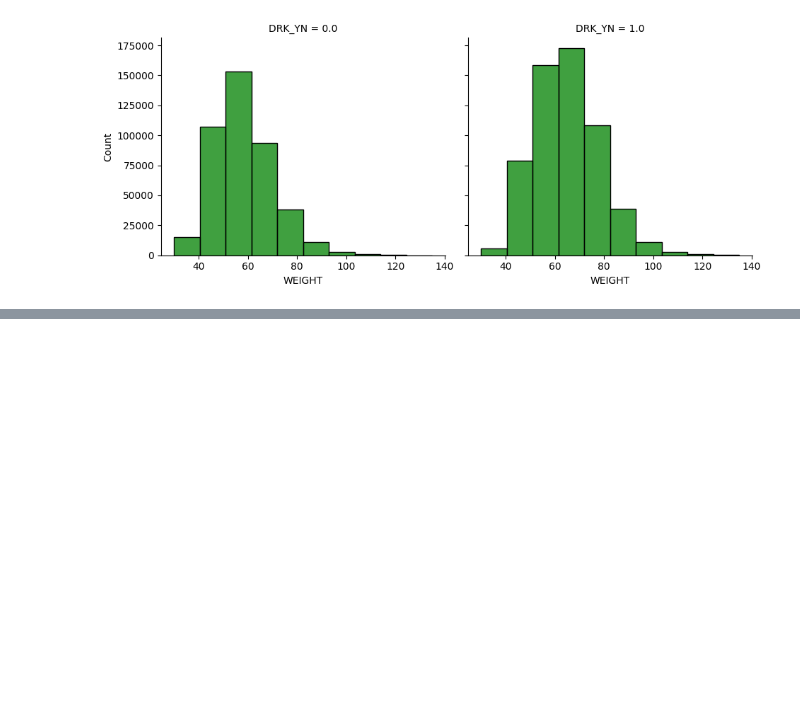
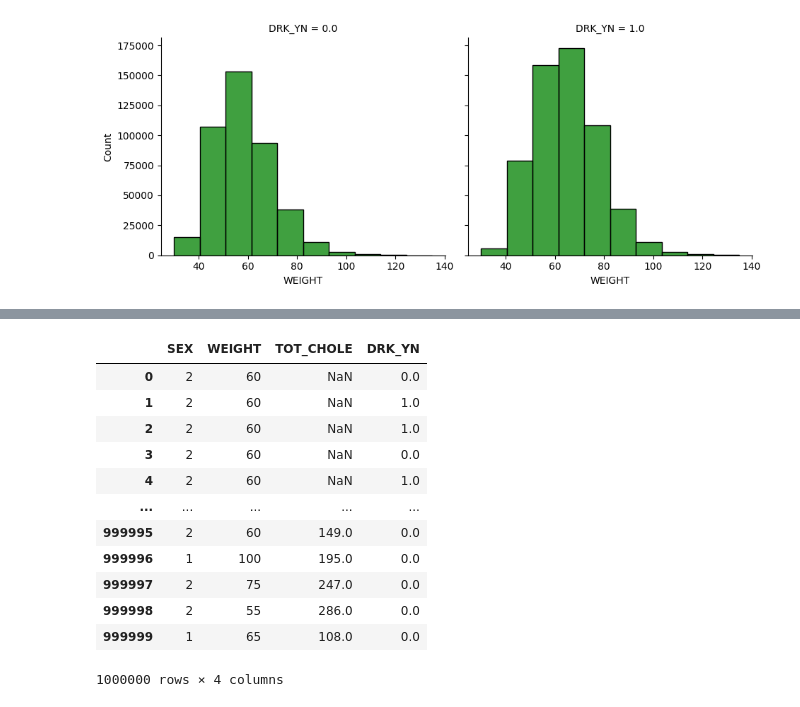
Before and after one commit to layla-focalors/AColab_Github_data_processing, a Jupyter notebook: HealthCare_Anayize.ipynb, the cells around one changed output, grey strips where cells are left out. Cells and saved outputs as stored; diff of their text form; code cells hidden in the pictures; blank space fills up the shorter version.

```diff
--- a/HealthCare_Anayize.ipynb
+++ b/HealthCare_Anayize.ipynb
@@ -784,3 +784,9 @@ ax.map(sns.histplot, 'WEIGHT', bins=10, color='green')
 # 데이터 시각화 기반 가설검정
 # 음주와 체중은 관련이 있을까?
 # 총 콜레스테롤을 낮추려면 어떻게 해야 하는가?
+# %%
+import pandas as pd
+import seaborn as sns
+import matplotlib.pyplot as plt
+
+df = pd.read_csv('./data/heathcare/health.csv')
@@ -786,0 +813,17 @@ ax.map(sns.histplot, 'WEIGHT', bins=10, color='green')
+# %%
+subset = df[['SEX', 'WEIGHT', 'TOT_CHOLE', 'DRK_YN']]
+subset
+# %% [output]
+|  | SEX | WEIGHT | TOT_CHOLE | DRK_YN |
+| 0 | 2 | 60 | NaN | 0.0 |
+| 1 | 2 | 60 | NaN | 1.0 |
+| 2 | 2 | 60 | NaN | 1.0 |
+| 3 | 2 | 60 | NaN | 0.0 |
+| 4 | 2 | 60 | NaN | 1.0 |
+| ... | ... | ... | ... | ... |
+| 999995 | 2 | 60 | 149.0 | 0.0 |
+| 999996 | 1 | 100 | 195.0 | 0.0 |
+| 999997 | 2 | 75 | 247.0 | 0.0 |
+| 999998 | 2 | 55 | 286.0 | 0.0 |
+| 999999 | 1 | 65 | 108.0 | 0.0 |
+1000000 rows × 4 columns
```
Also changed, not shown: parts of 3 cells of this notebook.
